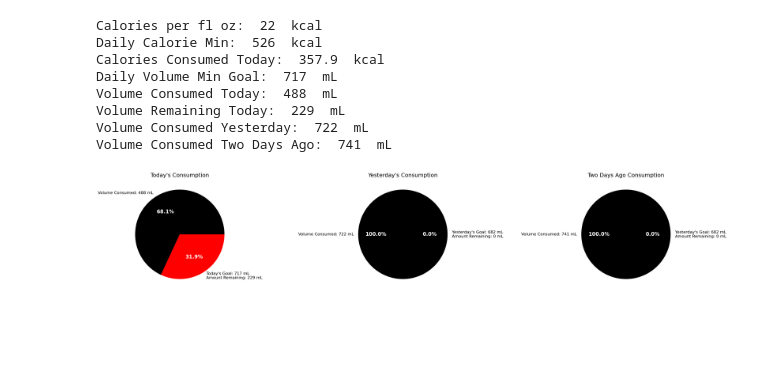
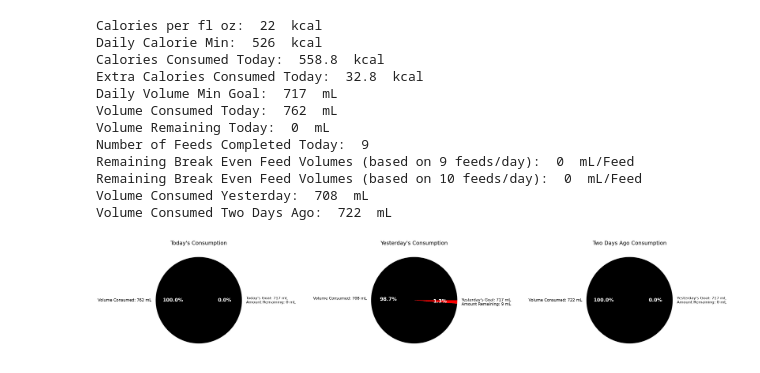
Before and after one commit to Juniper82/Theos-Feeding, a Jupyter notebook: Theo_Feeds.ipynb, the cells around one changed output. Cells and saved outputs as stored; diff of their text form; code cells hidden in the pictures; blank space fills up the shorter version.

Commit message:
updated data

```diff
--- a/Theo_Feeds.ipynb
+++ b/Theo_Feeds.ipynb
@@ -25,14 +25,23 @@ volumeGoal = round(calGoal/caloriesPerOz*30)
 
 # Prepare Today's Data
 today = datetime.today().strftime('%m-%d-%Y')
-todaysData = df.loc[df.Date == today]
-todaysConsum = sum(todaysData['Volume [mL]'])
+todaysDF = df.loc[df.Date == today]
+todaysConsum = sum(todaysDF['Volume [mL]'])
 todaysGoal = 717
 caloriesConsum = todaysConsum/30*caloriesPerOz
+calGoal = 526
+if caloriesConsum > calGoal:
+    extraCalories = caloriesConsum-calGoal
+elif caloriesConsum <= calGoal:
+    extraCalories = "N/A"
 
 print("Calories per fl oz: ",caloriesPerOz," kcal")
 print("Daily Calorie Min: ",calGoal,' kcal')
 print("Calories Consumed Today: ",round(caloriesConsum,1)," kcal")
+if extraCalories != "N/A":
+    print("Extra Calories Consumed Today: ",round(extraCalories,1)," kcal")
+else:
+    print("Extra Calories Consumed Today: ",extraCalories)
 print("Daily Volume Min Goal: ",volumeGoal," mL")
 print("Volume Consumed Today: ",todaysConsum," mL")
 
@@ -40,17 +49,26 @@ if todaysConsum >= todaysGoal:
         remainingFood = 0
 else:
     remainingFood = todaysGoal-todaysConsum
+
 print("Volume Remaining Today: ",remainingFood," mL")
 todaysData=[todaysConsum , remainingFood]
 todaysLabels = ['Volume Consumed: '+str(todaysConsum)+' mL',"Today's Goal: "+str(todaysGoal)+' mL\nAmount Remaining: '+str(remainingFood)+' mL']
-
-
+numFeedsToday = len(todaysDF.index)
+print("Number of Feeds Completed Today: ",numFeedsToday)
+if remainingFood != 0 and numFeedsToday < 9:
+    minFeedVolReman9 = remainingFood/(9-numFeedsToday)
+    minFeedVolReman10 = remainingFood/(10-numFeedsToday)
+else:
+    minFeedVolReman9 = 0
+    minFeedVolReman10 = 0
+print("Remaining Break Even Feed Volumes (based on 9 feeds/day): ",np.ceil(minFeedVolReman9)," mL/Feed")
+print("Remaining Break Even Feed Volumes (based on 10 feeds/day): ",np.ceil(minFeedVolReman10)," mL/Feed")
 # Prepare Yesterday's Data
 yesterday = date.today() - timedelta(days=1)
 yesterday = yesterday.strftime('%m-%d-%Y')
 yesterdaysData = df.loc[df.Date == yesterday]
 yesterdaysConsum = sum(yesterdaysData['Volume [mL]'])
-yesterdaysGoal = 682
+yesterdaysGoal = 717
 
 if yesterdaysConsum >= yesterdaysGoal:
         yesterRemanFood = 0
@@ -66,7 +84,7 @@ twoDaysAgo = date.today() - timedelta(days=2)
 twoDaysAgo = twoDaysAgo.strftime('%m-%d-%Y')
 twoDaysAgoData = df.loc[df.Date == twoDaysAgo]
 twoDaysAgoConsum = sum(twoDaysAgoData['Volume [mL]'])
-twoDaysAgoGoal = 682
+twoDaysAgoGoal = 717
 if twoDaysAgoConsum >= twoDaysAgoGoal:
        twoDaysAgoRemanFood = 0
 else:
@@ -79,39 +97,43 @@ colors = ['0','r']
 
 # Setup the Plot
 fig, (ax1, ax2, ax3) = plt.subplots(1,3,figsize=(45,8))
 _, _, autotexts=ax1.pie(todaysData, labels=todaysLabels, colors=colors, autopct='%.1f%%',textprops={'fontsize': 16})
 plt.setp(autotexts, **{'color':'white', 'weight':'bold', 'fontsize':20})
 ax1.set_title("Today's Consumption", fontdict={'fontsize': 22})
 _, _, autotexts=ax2.pie(yesterdaysData, labels=yesterdaysLabels, colors=colors, autopct='%.1f%%',textprops={'fontsize': 16})
 plt.setp(autotexts, **{'color':'white', 'weight':'bold', 'fontsize':20})
 ax2.set_title("Yesterday's Consumption", fontdict={'fontsize': 22})
 
 _, _, autotexts=ax3.pie(twoDaysAgoData, labels=twoDaysAgoLabels, colors=colors, autopct='%.1f%%',textprops={'fontsize': 16})
 plt.setp(autotexts, **{'color':'white', 'weight':'bold', 'fontsize':20})
 ax3.set_title("Two Days Ago Consumption", fontdict={'fontsize': 22})
 
 # for autotext in autotexts:
 #     autotext.set_color('white')
 plt.show()
 
 # df3 = df.tail(7)
 # runningFeed = sum(df3['Volume [mL]'])
 # totalRunningOffered = sum(df3['Total Feed Volume [mL]'])
 # twentyFourHR = runningFeed/682*100
 #print("24hr Consumption: ",round(twentyFourHR,2),"%\n",sep='')
 #print(df3)
 #Calculate Averages
 # df.loc[df['Food']=='AR (22 cal)'].mean(axis=0, skipna=True, numeric_only=True)
 # %% [output]
 Calories per fl oz:  22  kcal
 Daily Calorie Min:  526  kcal
-Calories Consumed Today:  357.9  kcal
+Calories Consumed Today:  558.8  kcal
+Extra Calories Consumed Today:  32.8  kcal
 Daily Volume Min Goal:  717  mL
-Volume Consumed Today:  488  mL
-Volume Remaining Today:  229  mL
-Volume Consumed Yesterday:  722  mL
-Volume Consumed Two Days Ago:  741  mL
+Volume Consumed Today:  762  mL
+Volume Remaining Today:  0  mL
+Number of Feeds Completed Today:  9
+Remaining Break Even Feed Volumes (based on 9 feeds/day):  0  mL/Feed
+Remaining Break Even Feed Volumes (based on 10 feeds/day):  0  mL/Feed
+Volume Consumed Yesterday:  708  mL
+Volume Consumed Two Days Ago:  722  mL
-[figure, old version]
+[figure, new version]
 # %%
 df.loc[df['Date'] == today]
 # %% [output]
```
Also changed, not shown: parts of 7 cells of this notebook, 1 other file.
